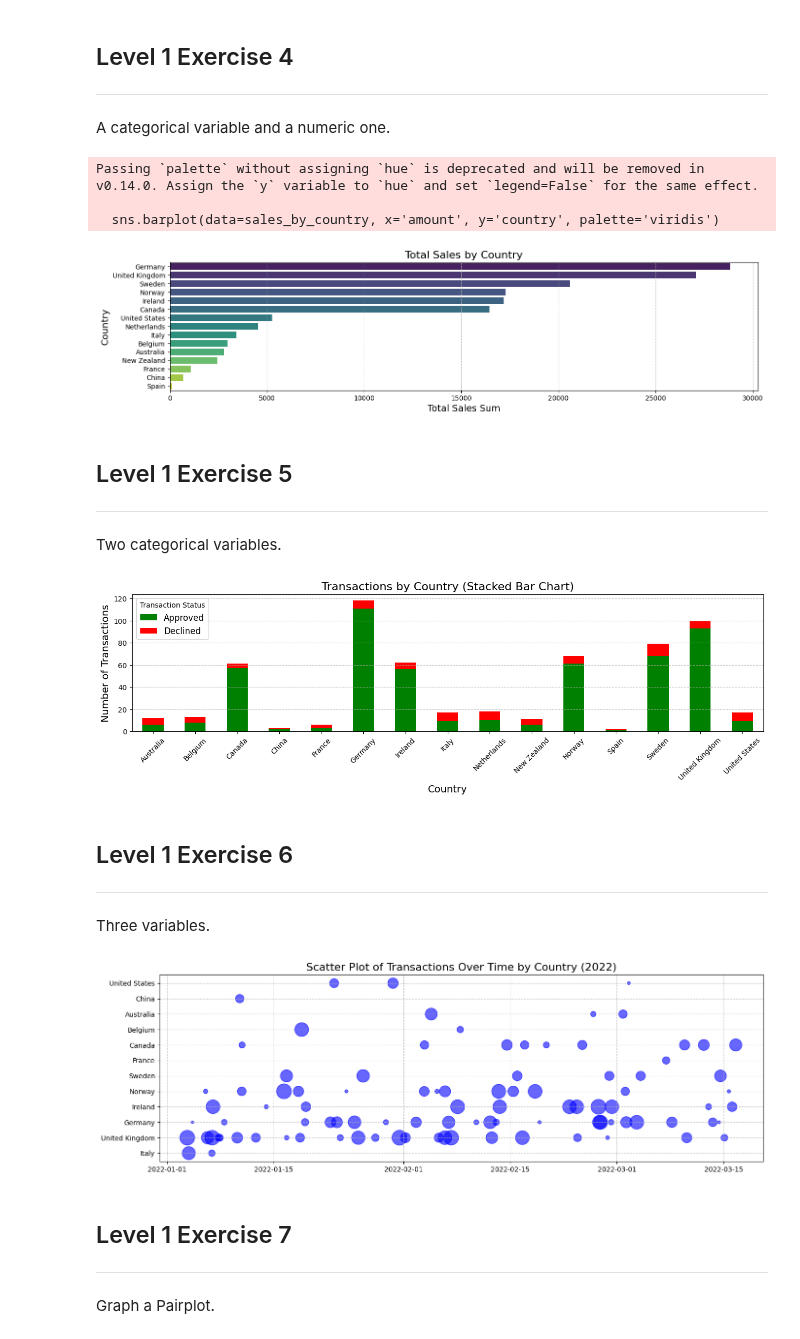
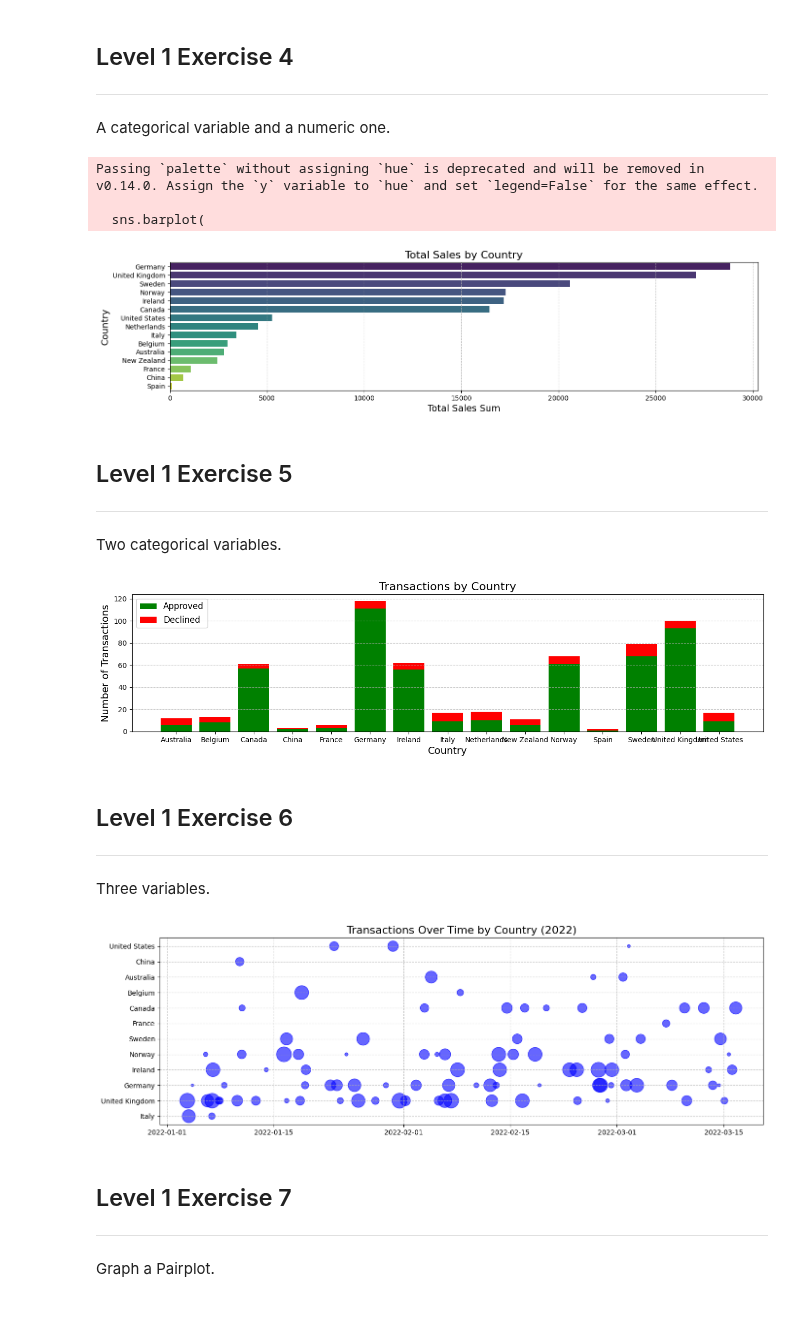
Before and after one commit to leocareer/DA_specialization, a Jupyter notebook: Sprint_08/S8_01.ipynb, the cells around one changed output. Cells and saved outputs as stored; diff of their text form; code cells hidden in the pictures; blank space fills up the shorter version.

```diff
--- a/Sprint_08/S8_01.ipynb
+++ b/Sprint_08/S8_01.ipynb
@@ -120,17 +143,25 @@ sales_by_country = df_transactions_companies.groupby('country')['amount'].sum().
 # сортировка по убыванию суммы продаж
 sales_by_country = sales_by_country.sort_values(by='amount', ascending=False)
 
-plt.figure(figsize=(16, 3.5))
-sns.barplot(data=sales_by_country, x='amount', y='country', palette='viridis')
+fig, ax = plt.subplots(figsize=(16, 3.5))
 
-plt.title('Total Sales by Country', fontsize=16)
-plt.xlabel('Total Sales Sum', fontsize=14)
-plt.ylabel('Country', fontsize=14)
-plt.grid(axis='x', linestyle='--', alpha=0.7)
+sns.barplot(
+    x=sales_by_country['amount'],
+    y=sales_by_country['country'],
+    palette='viridis',
+    ax=ax
+)
+
+ax.set_title('Total Sales by Country', fontsize=16)
+ax.set_xlabel('Total Sales Sum', fontsize=14)
+ax.set_ylabel('Country', fontsize=14)
+ax.grid(axis='x', linestyle='--', alpha=0.7)
+
+plt.show()
 # %% [output]
 Passing `palette` without assigning `hue` is deprecated and will be removed in v0.14.0. Assign the `y` variable to `hue` and set `legend=False` for the same effect.
 
-  sns.barplot(data=sales_by_country, x='amount', y='country', palette='viridis')
+  sns.barplot(
 [figure]
 # %% [markdown]
 ## Level 1 Exercise 5
@@ -139,36 +170,51 @@ Two categorical variables.
 # %%
 df_transactions_companies = df_transactions.merge(
     df_companies[['company_id', 'country']],
     left_on='business_id',
     right_on='company_id',
     how='left'
 )
 
 # группировка по странам и declined
 transactions_by_country = df_transactions_companies.groupby(['country', 'declined']).size().reset_index(name='transaction_count')
 
 # преобразование в сводную таблицу
 pivot_data = transactions_by_country.pivot(index='country', columns='declined', values='transaction_count').fillna(0)
 pivot_data.columns = ['approved', 'declined']
 
 fig, ax = plt.subplots(figsize=(16, 3.5))
-pivot_data['approved'].plot(kind='bar', stacked=True, color='green', ax=ax, label='Approved')
-pivot_data['declined'].plot(kind='bar', stacked=True, color='red', ax=ax, bottom=pivot_data['approved'], label='Declined')
 
-ax.set_title('Transactions by Country (Stacked Bar Chart)', fontsize=16)
+ax.bar(
+    pivot_data.index,
+    pivot_data['approved'],
+    color='green',
+    label='Approved'
+)
+
+ax.bar(
+    pivot_data.index,
+    pivot_data['declined'],
+    bottom=pivot_data['approved'],
+    color='red',
+    label='Declined'
+)
+
+ax.set_title('Transactions by Country', fontsize=16)
 ax.set_xlabel('Country', fontsize=14)
 ax.set_ylabel('Number of Transactions', fontsize=14)
-ax.legend(title='Transaction Status', fontsize=12)
-plt.xticks(rotation=45)
-plt.grid(axis='y', linestyle='--', alpha=0.7)
+ax.legend(fontsize=12)
+ax.set_xticklabels(pivot_data.index, rotation=0)
+ax.grid(axis='y', linestyle='--', alpha=0.7)
+
+plt.show()
 # %% [output]
-[figure, old version]
+[figure, new version]
 # %% [markdown]
 ## Level 1 Exercise 6
 ---
 Three variables.
 # %%
-df_transactions_companies = df_approved.merge(
+df_approved_companies = df_approved.merge(
     df_companies[['company_id', 'country']],
     left_on='business_id',
     right_on='company_id',
@@ -176,23 +222,24 @@ df_transactions_companies = df_approved.merge(
 )
 
 # фильтрация данных только за 2022 год
-df_transactions_companies['timestamp'] = pd.to_datetime(df_transactions_companies['timestamp'])
-df_2022 = df_transactions_companies[df_transactions_companies['timestamp'].dt.year == 2022]
+df_approved_companies_2022 = df_approved_companies[df_approved_companies['timestamp'].dt.year == 2022]
 
-plt.figure(figsize=(16, 5))
+fig, ax = plt.subplots(figsize=(16, 5))
 
-scatter = plt.scatter(
-    x=df_2022['timestamp'],
-    y=df_2022['country'],
-    s=df_2022['amount'],
+ax.scatter(
+    x=df_approved_companies_2022['timestamp'],
+    y=df_approved_companies_2022['country'],
+    s=df_approved_companies_2022['amount'],
     alpha=0.6,
     color='blue'
 )
 
-plt.title('Scatter Plot of Transactions Over Time by Country (2022)', fontsize=16)
-plt.grid(axis='both', linestyle='--', alpha=0.7)
+ax.set_title('Transactions Over Time by Country (2022)', fontsize=16)
+ax.grid(axis='both', linestyle='--', alpha=0.7)
+
+plt.show()
 # %% [output]
-[figure, old version]
+[figure, new version]
 # %% [markdown]
 ## Level 1 Exercise 7
 ---
```
Also changed, not shown: parts of 4 cells of this notebook.
